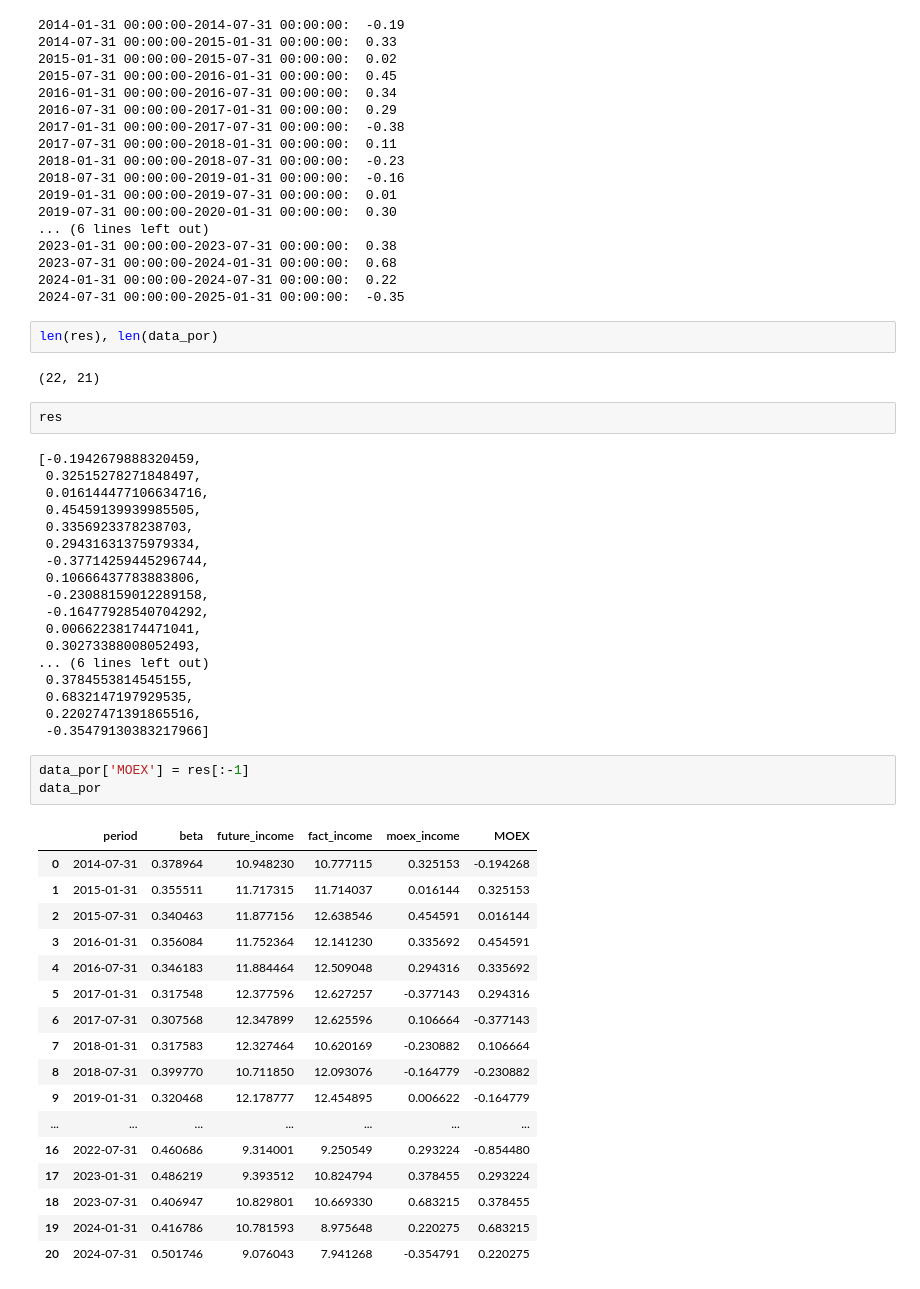
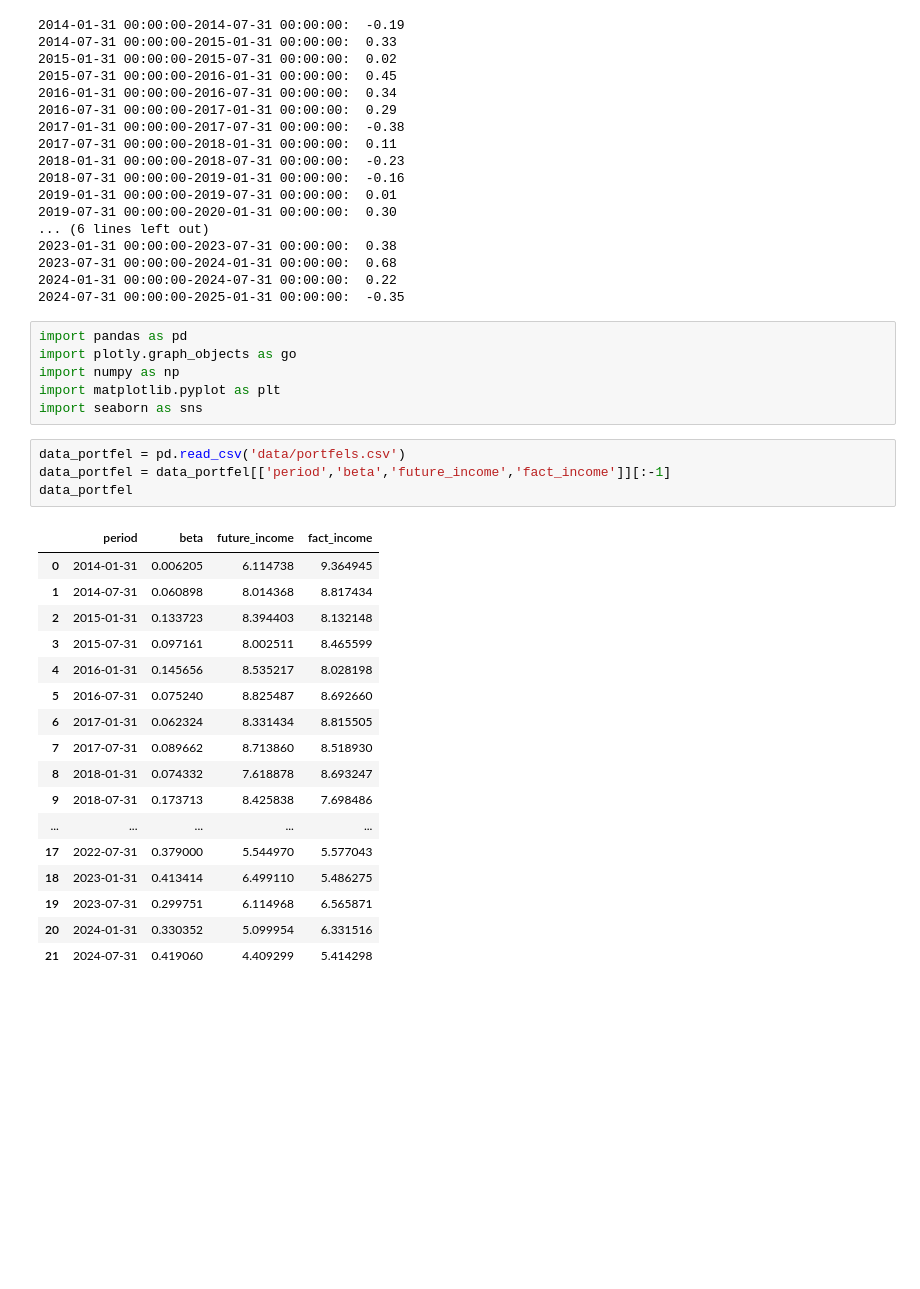
Before and after one commit to Heyashi777/diploma, a Jupyter notebook: analize.ipynb, the cells around one changed output. Cells and saved outputs as stored; diff of their text form; blank space fills up the shorter version.

```diff
--- a/analize.ipynb
+++ b/analize.ipynb
@@ -72,48 +38,31 @@ for per in periods:
 2023-07-31 00:00:00-2024-01-31 00:00:00:  0.68
 2024-01-31 00:00:00-2024-07-31 00:00:00:  0.22
 2024-07-31 00:00:00-2025-01-31 00:00:00:  -0.35
-# %%
-len(res), len(data_por)
-# %% [output]
-(22, 21)
-# %%
-res
-# %% [output]
-[-0.1942679888320459,
- 0.32515278271848497,
- 0.016144477106634716,
- 0.45459139939985505,
- 0.3356923378238703,
- 0.29431631375979334,
- -0.37714259445296744,
- 0.10666437783883806,
- -0.23088159012289158,
- -0.16477928540704292,
- 0.00662238174471041,
- 0.30273388008052493,
-... (6 lines left out)
- 0.3784553814545155,
- 0.6832147197929535,
- 0.22027471391865516,
- -0.35479130383217966]
-# %%
-data_por['MOEX'] = res[:-1]
-data_por
-# %% [output]
-|  | period | beta | future_income | fact_income | moex_income | MOEX |
-| 0 | 2014-07-31 | 0.378964 | 10.948230 | 10.777115 | 0.325153 | -0.194268 |
-| 1 | 2015-01-31 | 0.355511 | 11.717315 | 11.714037 | 0.016144 | 0.325153 |
-| 2 | 2015-07-31 | 0.340463 | 11.877156 | 12.638546 | 0.454591 | 0.016144 |
-| 3 | 2016-01-31 | 0.356084 | 11.752364 | 12.141230 | 0.335692 | 0.454591 |
-| 4 | 2016-07-31 | 0.346183 | 11.884464 | 12.509048 | 0.294316 | 0.335692 |
-| 5 | 2017-01-31 | 0.317548 | 12.377596 | 12.627257 | -0.377143 | 0.294316 |
-| 6 | 2017-07-31 | 0.307568 | 12.347899 | 12.625596 | 0.106664 | -0.377143 |
-| 7 | 2018-01-31 | 0.317583 | 12.327464 | 10.620169 | -0.230882 | 0.106664 |
-| 8 | 2018-07-31 | 0.399770 | 10.711850 | 12.093076 | -0.164779 | -0.230882 |
-| 9 | 2019-01-31 | 0.320468 | 12.178777 | 12.454895 | 0.006622 | -0.164779 |
-| ... | ... | ... | ... | ... | ... | ... |
-| 16 | 2022-07-31 | 0.460686 | 9.314001 | 9.250549 | 0.293224 | -0.854480 |
-| 17 | 2023-01-31 | 0.486219 | 9.393512 | 10.824794 | 0.378455 | 0.293224 |
-| 18 | 2023-07-31 | 0.406947 | 10.829801 | 10.669330 | 0.683215 | 0.378455 |
-| 19 | 2024-01-31 | 0.416786 | 10.781593 | 8.975648 | 0.220275 | 0.683215 |
-| 20 | 2024-07-31 | 0.501746 | 9.076043 | 7.941268 | -0.354791 | 0.220275 |
+# %%
+import pandas as pd
+import plotly.graph_objects as go
+import numpy as np
+import matplotlib.pyplot as plt
+import seaborn as sns
+# %%
+data_portfel = pd.read_csv('data/portfels.csv')
+data_portfel = data_portfel[['period','beta','future_income','fact_income']][:-1]
+data_portfel
+# %% [output]
+|  | period | beta | future_income | fact_income |
+| 0 | 2014-01-31 | 0.006205 | 6.114738 | 9.364945 |
+| 1 | 2014-07-31 | 0.060898 | 8.014368 | 8.817434 |
+| 2 | 2015-01-31 | 0.133723 | 8.394403 | 8.132148 |
+| 3 | 2015-07-31 | 0.097161 | 8.002511 | 8.465599 |
+| 4 | 2016-01-31 | 0.145656 | 8.535217 | 8.028198 |
+| 5 | 2016-07-31 | 0.075240 | 8.825487 | 8.692660 |
+| 6 | 2017-01-31 | 0.062324 | 8.331434 | 8.815505 |
+| 7 | 2017-07-31 | 0.089662 | 8.713860 | 8.518930 |
+| 8 | 2018-01-31 | 0.074332 | 7.618878 | 8.693247 |
+| 9 | 2018-07-31 | 0.173713 | 8.425838 | 7.698486 |
+| ... | ... | ... | ... | ... |
+| 17 | 2022-07-31 | 0.379000 | 5.544970 | 5.577043 |
+| 18 | 2023-01-31 | 0.413414 | 6.499110 | 5.486275 |
+| 19 | 2023-07-31 | 0.299751 | 6.114968 | 6.565871 |
+| 20 | 2024-01-31 | 0.330352 | 5.099954 | 6.331516 |
+| 21 | 2024-07-31 | 0.419060 | 4.409299 | 5.414298 |
```
Also changed, not shown: parts of 11 cells of this notebook, 13 other files.
